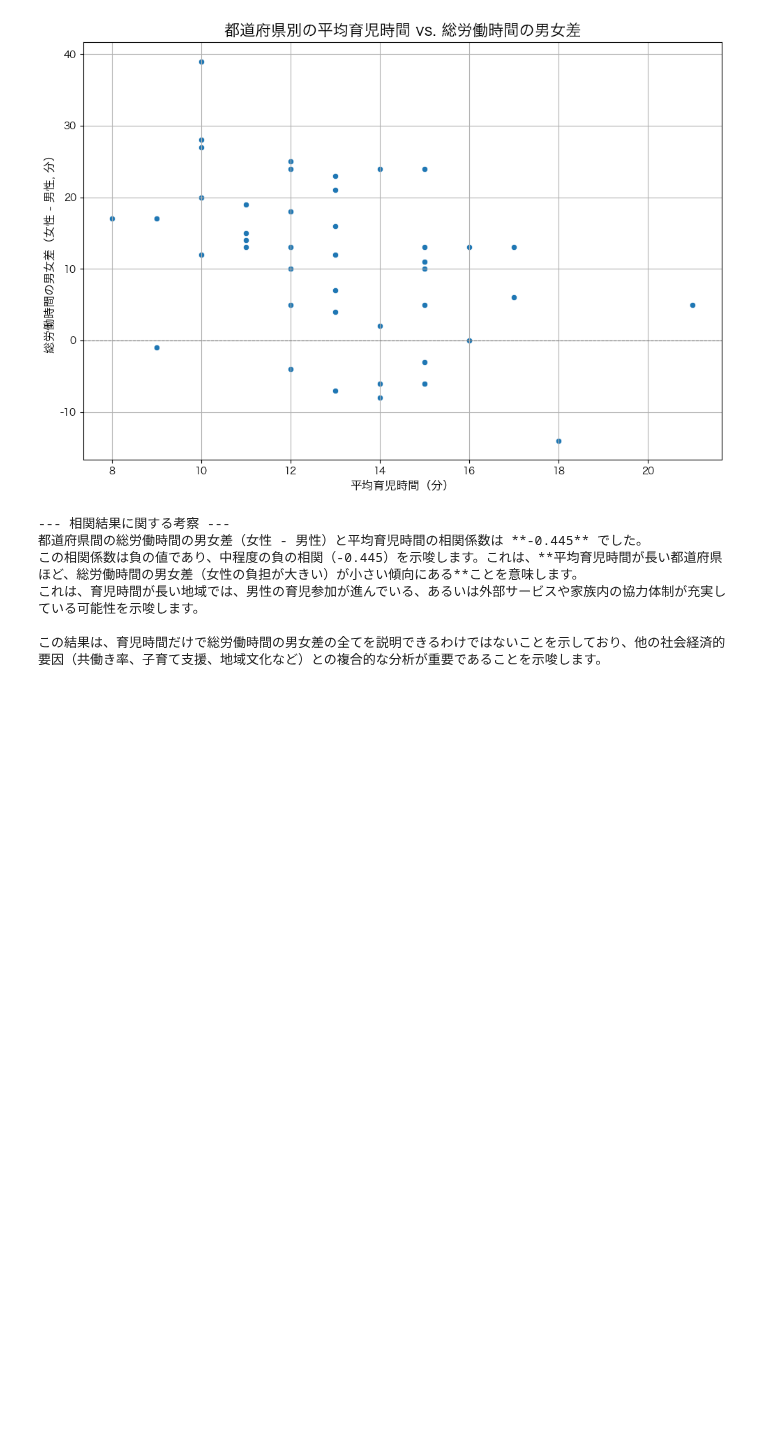
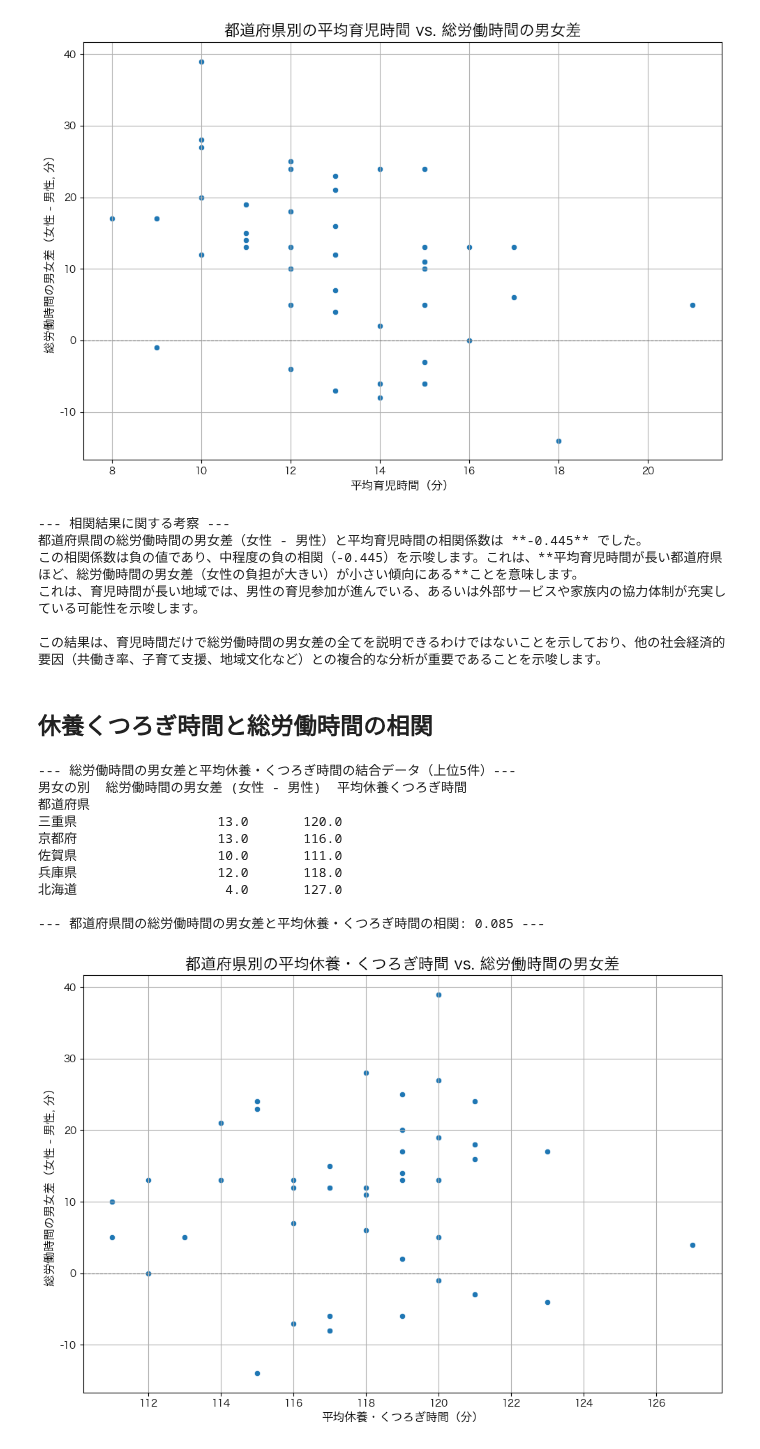
Before and after one commit to 3241Kanaha/statistics-2025, a Jupyter notebook: gende_prefecture.ipynb, the cells around one changed output. Cells and saved outputs as stored; diff of their text form; code cells hidden in the pictures; blank space fills up the shorter version.

```diff
--- a/gende_prefecture.ipynb
+++ b/gende_prefecture.ipynb
@@ -892,3 +892,81 @@ print("\nこの結果は、育児時間だけで総労働時間の男女差の
 これは、育児時間が長い地域では、男性の育児参加が進んでいる、あるいは外部サービスや家族内の協力体制が充実している可能性を示唆します。
 
 この結果は、育児時間だけで総労働時間の男女差の全てを説明できるわけではないことを示しており、他の社会経済的要因（共働き率、子育て支援、地域文化など）との複合的な分析が重要であることを示唆します。
+# %% [markdown]
+## 休養くつろぎ時間と総労働時間の相関
+# %%
+# --- 休養・くつろぎ時間データの準備 ---
+# 「休養・くつろぎ」という列名が存在することを仮定します。
+# もしKeyErrorが発生した場合は、実際の列名を確認して修正してください。
+df_rest_selected = df[['男女の別', '都道府県', '休養・くつろぎ']].copy()
+df_rest_selected['休養・くつろぎ'] = pd.to_numeric(df_rest_selected['休養・くつろぎ'], errors='coerce')
+
+# 都道府県ごとの総数（平均）の休養・くつろぎ時間を取得
+pivot_df_rest_time = df_rest_selected.pivot_table(index='都道府県', columns='男女の別', values='休養・くつろぎ', aggfunc='mean')
+# '0_総数'が休養・くつろぎ時間の全体平均を表すと仮定
+df_rest_avg = pivot_df_rest_time[['0_総数']].copy()
+df_rest_avg.rename(columns={'0_総数': '平均休養くつろぎ時間'}, inplace=True)
+
+# 「全国」のデータは除外
+if '全国' in df_rest_avg.index:
+    df_rest_avg = df_rest_avg.drop('全国')
+df_rest_avg.dropna(inplace=True)
+
+
+# --- 総労働時間の男女差と休養・くつろぎ時間の相関を計算 ---
+df_correlation_data_rest = pd.merge(
+    df_total_time_calc[['総労働時間の男女差 (女性 - 男性)']],
+    df_rest_avg,
+    left_index=True,
+    right_index=True,
+    how='inner'
+)
+df_correlation_data_rest.dropna(inplace=True) # 結合後もNaNがあれば削除
+
+correlation_rest_gendertime_diff = df_correlation_data_rest['総労働時間の男女差 (女性 - 男性)'].corr(df_correlation_data_rest['平均休養くつろぎ時間'])
+
+print("--- 総労働時間の男女差と平均休養・くつろぎ時間の結合データ（上位5件）---")
+print(df_correlation_data_rest.head())
+
+print(f"\n--- 都道府県間の総労働時間の男女差と平均休養・くつろぎ時間の相関: {correlation_rest_gendertime_diff:.3f} ---")
+
+# --- 可視化（散布図） ---
+plt.figure(figsize=(10, 7))
+sns.scatterplot(
+    x='平均休養くつろぎ時間',
+    y='総労働時間の男女差 (女性 - 男性)',
+    data=df_correlation_data_rest
+)
+plt.title('都道府県別の平均休養・くつろぎ時間 vs. 総労働時間の男女差', fontsize=16)
+plt.xlabel('平均休養・くつろぎ時間（分）', fontsize=12)
+plt.ylabel('総労働時間の男女差（女性 - 男性, 分）', fontsize=12)
+plt.grid(True)
+plt.axhline(0, color='gray', linestyle='--', linewidth=0.8) # 差が0のライン
+plt.tight_layout()
+plt.show()
+
+print("\n--- 相関結果に関する考察 ---")
+print(f"都道府県間の総労働時間の男女差（女性 - 男性）と平均休養・くつろぎ時間の相関係数は **{correlation_rest_gendertime_diff:.3f}** でした。")
+
+if abs(correlation_rest_gendertime_diff) < 0.2:
+    print("この相関係数は絶対値が低く、**ほとんど相関がない**ことを示唆しています。つまり、都道府県の平均休養・くつろぎ時間が長くても短くても、その地域の総労働時間の男女差には直接的な関連性が薄いと考えられます。")
+elif correlation_rest_gendertime_diff > 0:
+    print(f"この相関係数は正の値であり、中程度の正の相関（{correlation_rest_gendertime_diff:.3f}）を示唆します。これは、**平均休養・くつろぎ時間が長い都道府県ほど、総労働時間の男女差（女性の負担が大きい）も大きい傾向にある**ことを意味します。")
+    print("女性の総労働時間が長くても、休養・くつろぎ時間が確保されている地域では、他の無償労働負担が大きい可能性や、単にデータ上の平均値がそう見えるだけという可能性も考えられます。")
+else: # correlation_rest_gendertime_diff < 0
+    print(f"この相関係数は負の値であり、中程度の負の相関（{correlation_rest_gendertime_diff:.3f}）を示唆します。これは、**平均休養・くつろぎ時間が長い都道府県ほど、総労働時間の男女差（女性の負担が大きい）が小さい傾向にある**ことを意味します。")
+    print("これは、女性が仕事と家事の負担を抱えつつも、休養・くつろぎ時間を確保している地域では、男性の家事参加が進んでいる、あるいは外部サービスが利用されている、といった形で総労働時間の男女差が縮小している可能性を示唆します。")
+
+print("\nこの結果は、休養・くつろぎ時間だけで総労働時間の男女差の全てを説明できるわけではないことを示しており、他の社会経済的要因（共働き率、子育て支援、地域文化など）との複合的な分析が重要であることを示唆します。")
+# %% [output]
+--- 総労働時間の男女差と平均休養・くつろぎ時間の結合データ（上位5件）---
+男女の別  総労働時間の男女差 (女性 - 男性)  平均休養くつろぎ時間
+都道府県
+三重県                  13.0       120.0
+京都府                  13.0       116.0
+佐賀県                  10.0       111.0
+兵庫県                  12.0       118.0
+北海道                   4.0       127.0
+
+--- 都道府県間の総労働時間の男女差と平均休養・くつろぎ時間の相関: 0.085 ---
+[figure, added]
```
Also changed, not shown: parts of 3 cells of this notebook.
